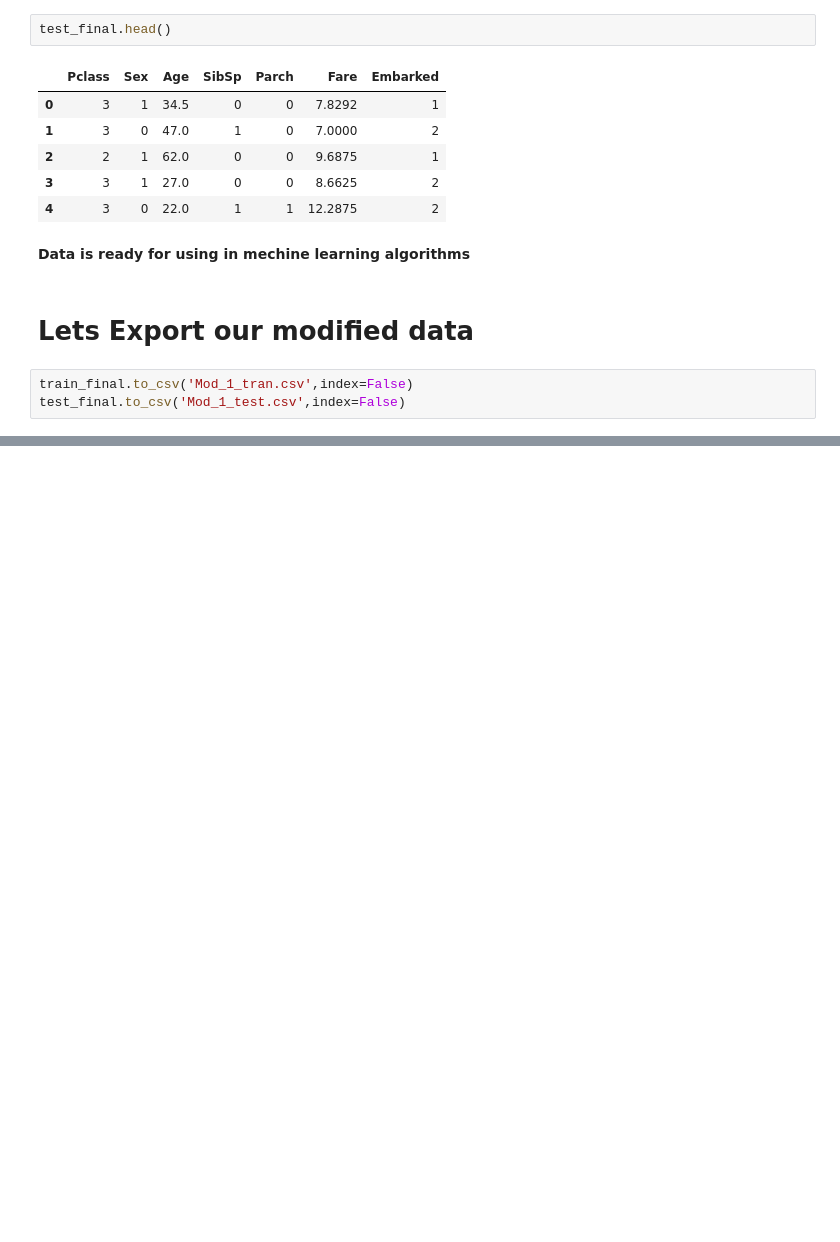
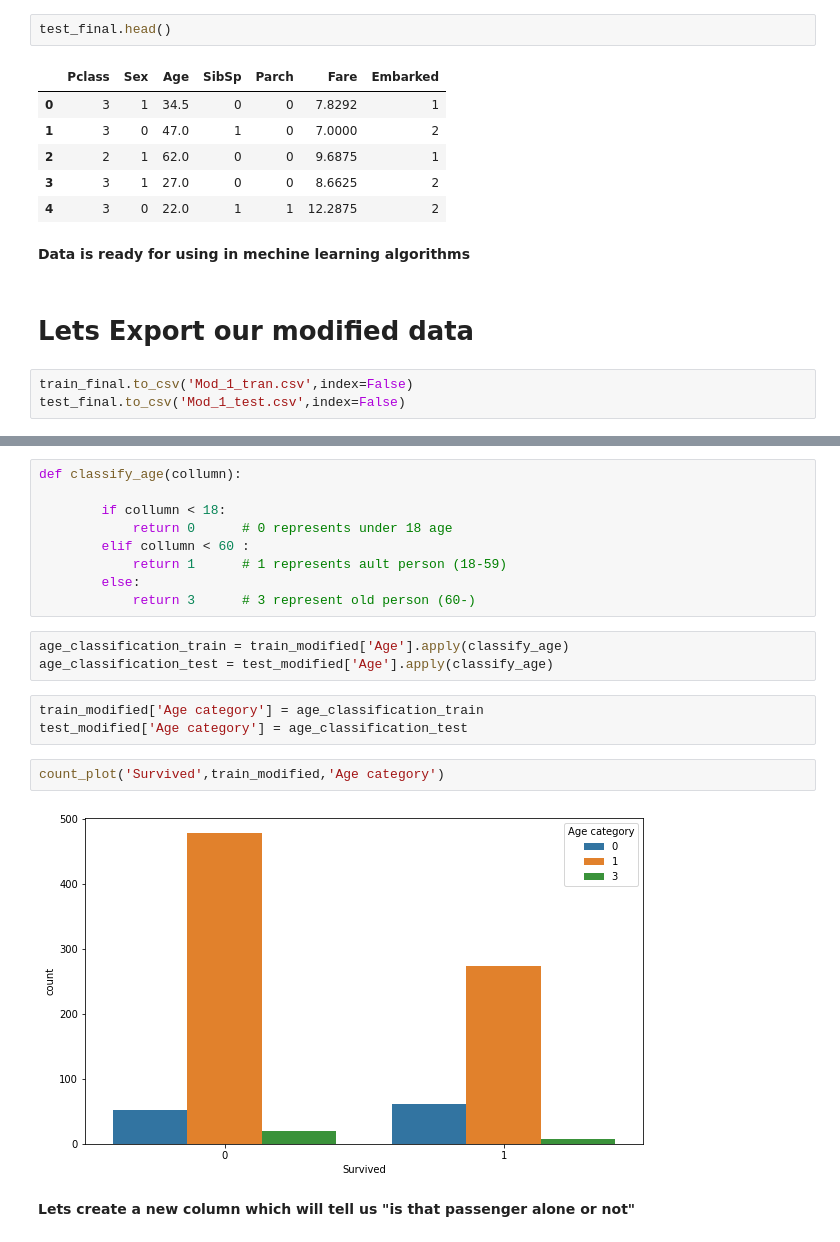
Before and after one commit to MinhazBicon/Titanic, a Jupyter notebook: Analysis.ipynb, the cells around one changed output, grey strips where cells are left out. Cells and saved outputs as stored; diff of their text form; blank space fills up the shorter version.

```diff
--- a/Analysis.ipynb
+++ b/Analysis.ipynb
@@ -415,0 +448,21 @@ test_final.to_csv('Mod_1_test.csv',index=False)
+# %%
+def classify_age(collumn):
+
+        if collumn < 18:
+            return 0      # 0 represents under 18 age
+        elif collumn < 60 :
+            return 1      # 1 represents ault person (18-59)
+        else:
+            return 3      # 3 represent old person (60-)
+# %%
+age_classification_train = train_modified['Age'].apply(classify_age)
+age_classification_test = test_modified['Age'].apply(classify_age)
+# %%
+train_modified['Age category'] = age_classification_train
+test_modified['Age category'] = age_classification_test
+# %%
+count_plot('Survived',train_modified,'Age category')
+# %% [output]
+[figure, added]
+# %% [markdown]
+**Lets create a new column which will tell us "is that passenger alone or not"**
```
Also changed, not shown: parts of 52 cells of this notebook, 3 other files.
